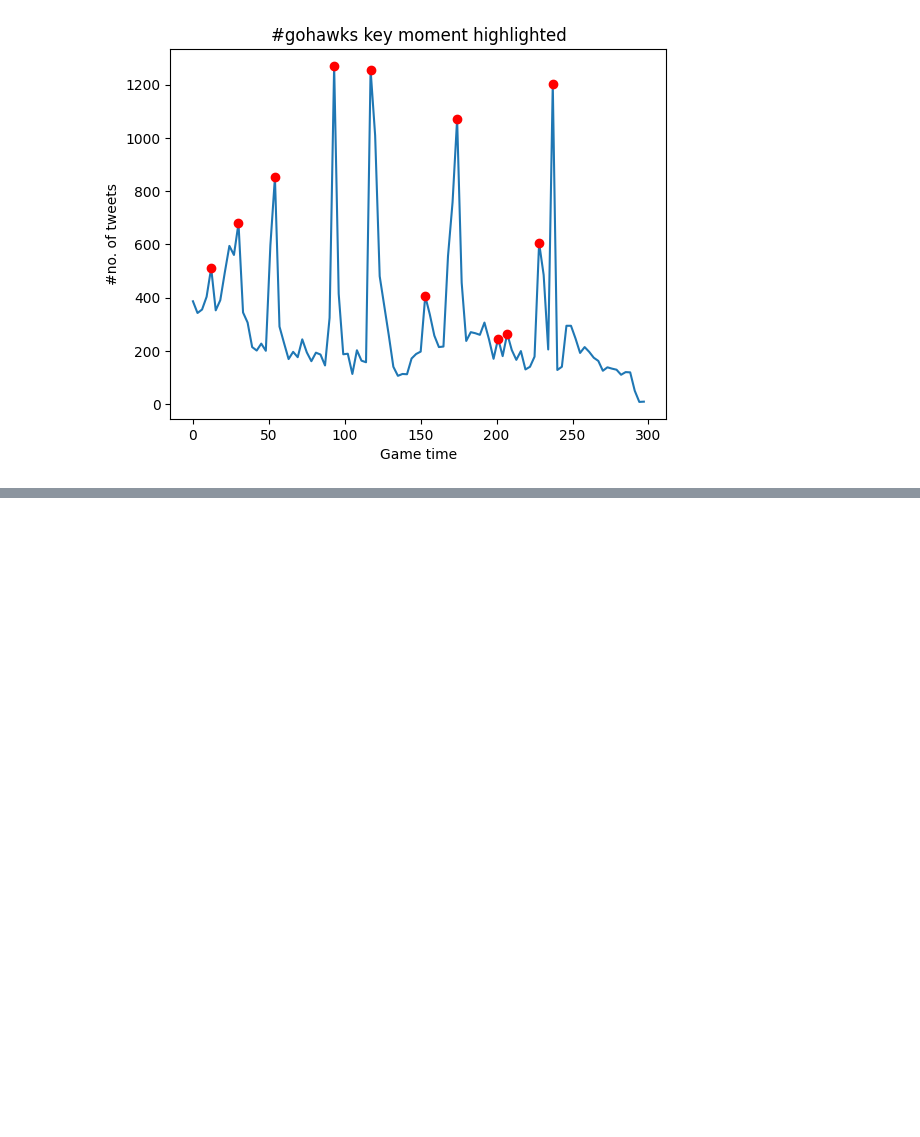
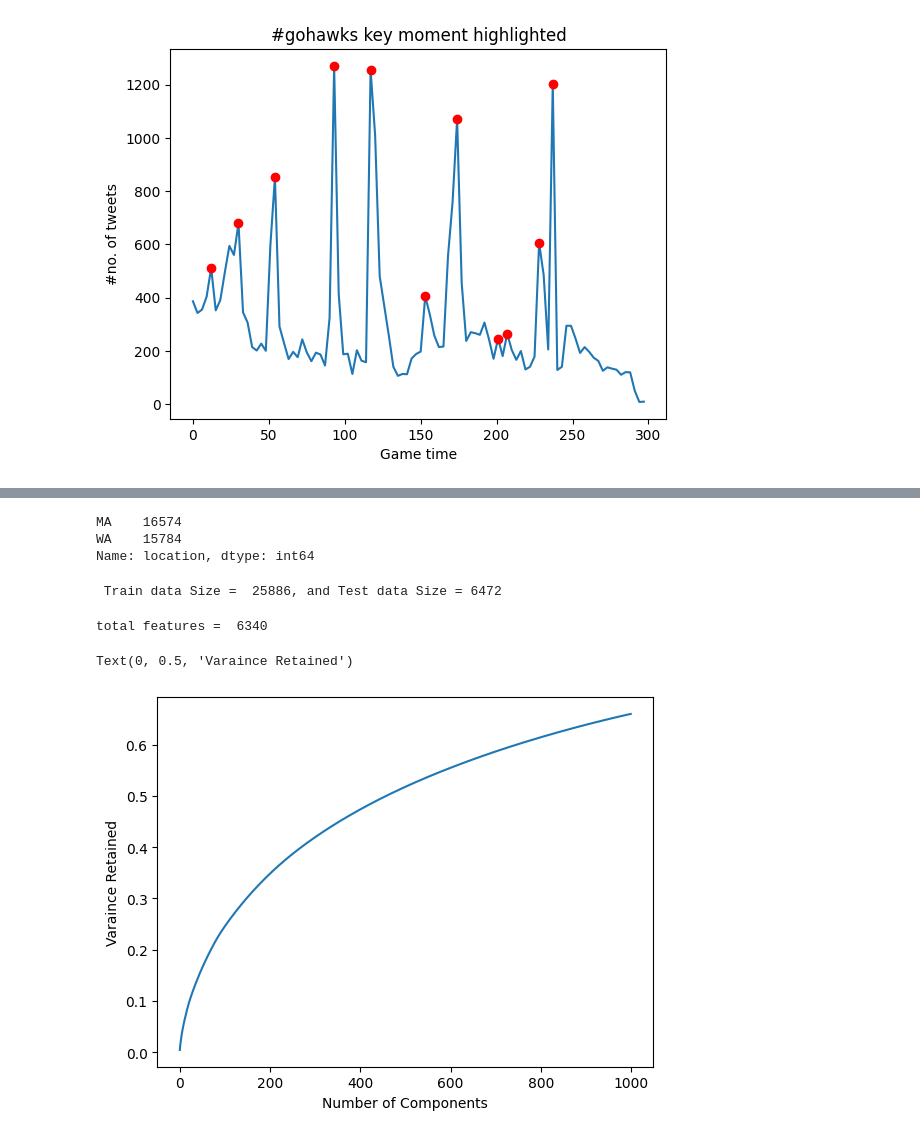
Before and after one commit to diplav09/Regression-Analysis, a Jupyter notebook: Twitter_Data.ipynb, the cells around one changed output, grey strips where cells are left out. Cells and saved outputs as stored; diff of their text form; code cells hidden in the pictures; blank space fills up the shorter version.

```diff
--- a/Twitter_Data.ipynb
+++ b/Twitter_Data.ipynb
@@ -750,0 +846,40 @@ peaks_gohawks, timestamp_gohawks, tweet_gohawks = plot_and_get_key_moment(inGame
+# %%
+input_data = superbowl_data_english[['tweet', 'location']]
+input_data['location'].value_counts()
+# %% [output]
+MA    16574
+WA    15784
+Name: location, dtype: int64
+# %%
+x_train, x_test, y_train, y_test = train_test_split(input_data['tweet'],
+                                                    input_data['location'], test_size=0.20, random_state=42)
+
+
+print(" Train data Size =  {}, and Test data Size = {} ".format(len(x_train), len(x_test)))
+# %% [output]
+ Train data Size =  25886, and Test data Size = 6472
+# %%
+CV = vectorizer2(min_df=3)
+
+feature_pipeline = Pipeline([
+    ('count', CV),
+    ('tfidf', TfidfTransformer(smooth_idf=True, use_idf=True))
+]).fit(x_train)
+# %%
+train_tfidf = feature_pipeline.transform(x_train)
+test_tfidf = feature_pipeline.transform(x_test)
+
+features = len(feature_pipeline['count'].get_feature_names_out())
+print("total features = ", features)
+# %% [output]
+total features =  6340
+# %%
+n_components = 1000
+SVD = get_SVD(n_components, train_tfidf)
+# %%
+plt.plot(np.arange(1000), np.cumsum(SVD.explained_variance_ratio_))
+plt.xlabel("Number of Components")
+plt.ylabel("Varaince Retained")
+# %% [output]
+Text(0, 0.5, 'Varaince Retained')
+[figure, added]
```
Also changed, not shown: parts of 25 cells of this notebook.
